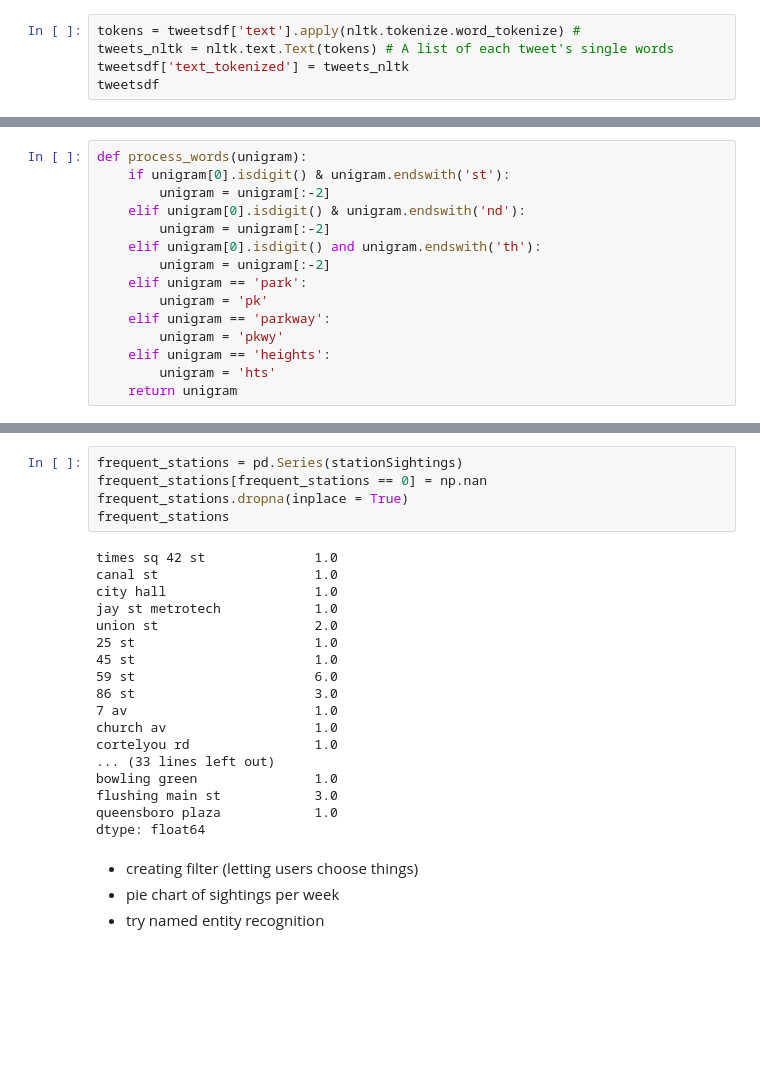
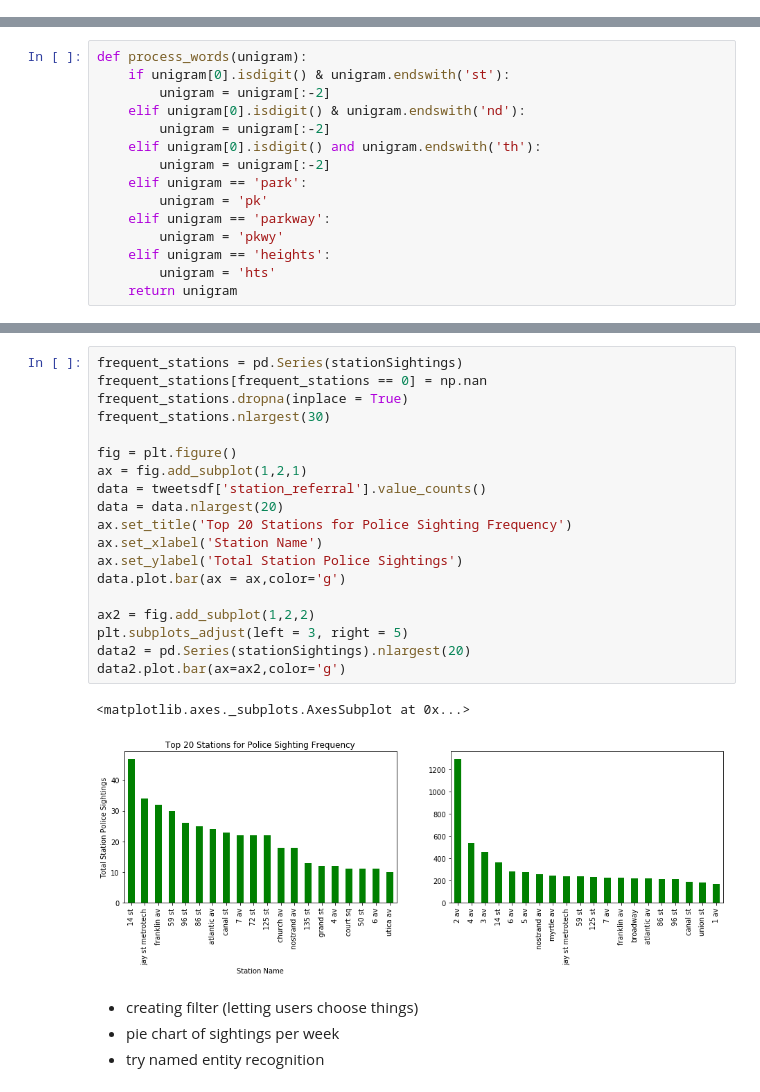
Before and after one commit to lkahlon9/fare_evasion, a Jupyter notebook: unfarenyc_processing.ipynb, the cells around one changed output, grey strips where cells are left out. Drawn from its saved outputs; the diff is of its cells as text; blank space fills up the shorter version.

Commit message:
convert datetime and simplified nltk parsing

```diff
--- a/unfarenyc_processing.ipynb
+++ b/unfarenyc_processing.ipynb
@@ -52,5 +63,0 @@ tweetsdf
-# %%
-tokens = tweetsdf['text'].apply(nltk.tokenize.word_tokenize) #
-tweets_nltk = nltk.text.Text(tokens) # A list of each tweet's single words
-tweetsdf['text_tokenized'] = tweets_nltk
-tweetsdf
@@ -305,26 +257,25 @@ print(total_processed)
-# %%
-frequent_stations = pd.Series(stationSightings)
-frequent_stations[frequent_stations == 0] = np.nan
-frequent_stations.dropna(inplace = True)
-frequent_stations
-# %% [output]
-times sq 42 st              1.0
-canal st                    1.0
-city hall                   1.0
-jay st metrotech            1.0
-union st                    2.0
-25 st                       1.0
-45 st                       1.0
-59 st                       6.0
-86 st                       3.0
-7 av                        1.0
-church av                   1.0
-cortelyou rd                1.0
-... (33 lines left out)
-bowling green               1.0
-flushing main st            3.0
-queensboro plaza            1.0
-dtype: float64
+# %%
+frequent_stations = pd.Series(stationSightings)
+frequent_stations[frequent_stations == 0] = np.nan
+frequent_stations.dropna(inplace = True)
+frequent_stations.nlargest(30)
+
+fig = plt.figure()
+ax = fig.add_subplot(1,2,1)
+data = tweetsdf['station_referral'].value_counts()
+data = data.nlargest(20)
+ax.set_title('Top 20 Stations for Police Sighting Frequency')
+ax.set_xlabel('Station Name')
+ax.set_ylabel('Total Station Police Sightings')
+data.plot.bar(ax = ax,color='g')
+
+ax2 = fig.add_subplot(1,2,2)
+plt.subplots_adjust(left = 3, right = 5)
+data2 = pd.Series(stationSightings).nlargest(20)
+data2.plot.bar(ax=ax2,color='g')
+# %% [output]
+<matplotlib.axes._subplots.AxesSubplot at 0x...>
+[figure, added]
 # %% [markdown]
 - creating filter (letting users choose things)
 - pie chart of sightings per week
```
Also changed, not shown: parts of 8 cells of this notebook.
